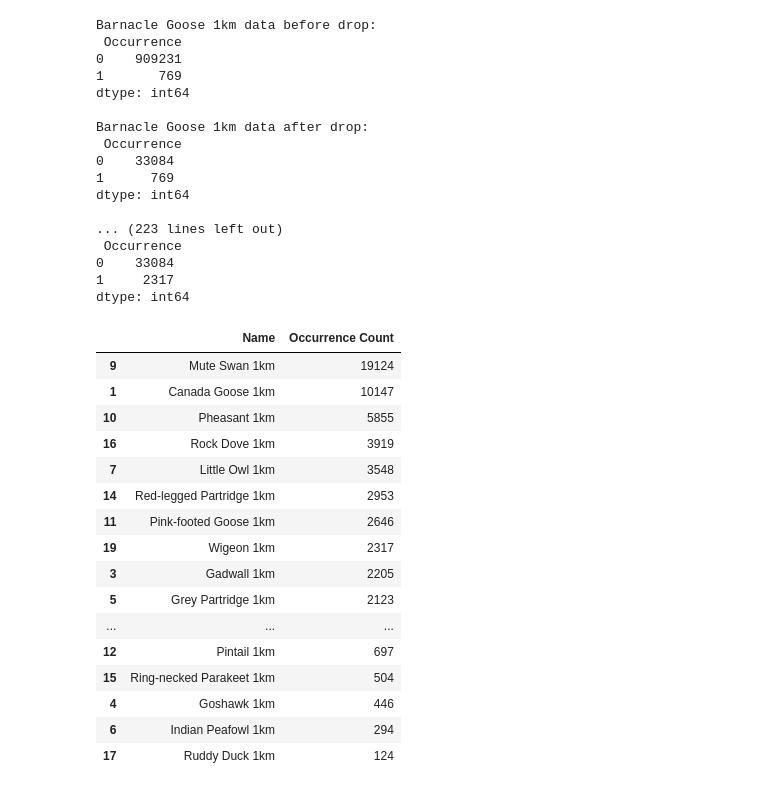
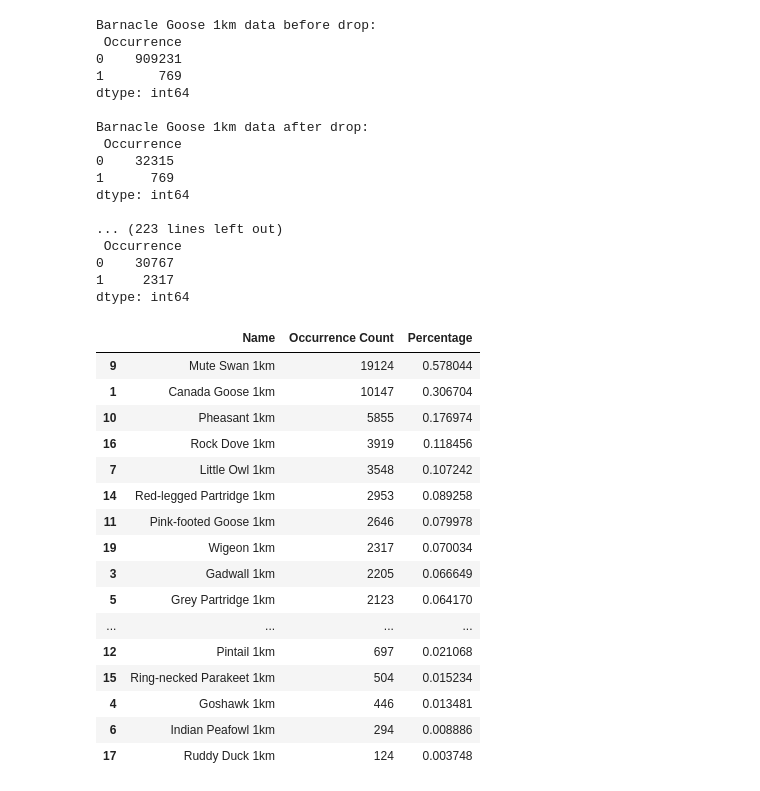
Before and after one commit to TimmoTismo/Invasive-Species-Distribution-Modelling, a Jupyter notebook: 1km_individual_species_model.ipynb, the cells around one changed output. Drawn from its saved outputs; the diff is of its cells as text; code cells hidden in the pictures.

```diff
--- a/1km_individual_species_model.ipynb
+++ b/1km_individual_species_model.ipynb
@@ -104,11 +104,25 @@ for dict in df_dicts:
     print(f'{cur_df_name} data before drop: \n {cur_df.value_counts("Occurrence")} \n')
 
     no_occurences = cur_df[cur_df['Occurrence']==0].index
-    sample_size = sum(cur_df['Occurrence']==0) - total_birds
+    sample_size = sum(cur_df['Occurrence']==0) - total_birds + sum(cur_df['Occurrence']==1)
     random_indices = np.random.choice(no_occurences, sample_size, replace=False)
     dict["dataframe"] =  cur_df.drop(random_indices)
 
     print(f'{cur_df_name} data after drop: \n {dict["dataframe"].value_counts("Occurrence")} \n')
+
+
+# for dict in df_dicts:
+#     cur_df = dict["dataframe"]
+#     cur_df_name = dict["name"]
+
+#     print(f'{cur_df_name} data before drop: \n {cur_df.value_counts("Occurrence")} \n')
+
+#     no_occurences = cur_df[cur_df['Occurrence']==0].index
+#     sample_size = sum(cur_df['Occurrence']==0) - sum(cur_df['Occurrence']==1)
+#     random_indices = np.random.choice(no_occurences, sample_size, replace=False)
+#     dict["dataframe"] =  cur_df.drop(random_indices)
+
+#     print(f'{cur_df_name} data after drop: \n {dict["dataframe"].value_counts("Occurrence")} \n')
 # %% [output]
 Barnacle Goose 1km data before drop:
  Occurrence
@@ -118,13 +132,13 @@ dtype: int64
 
 Barnacle Goose 1km data after drop:
  Occurrence
-0    33084
+0    32315
 1      769
 dtype: int64
 
 ... (223 lines left out)
  Occurrence
-0    33084
+0    30767
 1     2317
 dtype: int64
 # %%
@@ -173,25 +187,27 @@ def feature_select(X, y):
     return kbest_dict
 # %%
 All_bird_occurrences = pd.DataFrame([(dict['name'],sum(dict['dataframe']['Occurrence'] == 1)) for dict in df_dicts], columns=['Name', 'Occurrence Count'])
+All_bird_occurrences['Percentage'] = All_bird_occurrences['Occurrence Count']/total_birds
+
 All_bird_occurrences.sort_values('Occurrence Count', ascending=False)
 # %% [output]
-|  | Name | Occurrence Count |
-| 9 | Mute Swan 1km | 19124 |
-| 1 | Canada Goose 1km | 10147 |
-| 10 | Pheasant 1km | 5855 |
-| 16 | Rock Dove 1km | 3919 |
-| 7 | Little Owl 1km | 3548 |
-| 14 | Red-legged Partridge 1km | 2953 |
-| 11 | Pink-footed Goose 1km | 2646 |
-| 19 | Wigeon 1km | 2317 |
-| 3 | Gadwall 1km | 2205 |
-| 5 | Grey Partridge 1km | 2123 |
-| ... | ... | ... |
-| 12 | Pintail 1km | 697 |
-| 15 | Ring-necked Parakeet 1km | 504 |
-| 4 | Goshawk 1km | 446 |
-| 6 | Indian Peafowl 1km | 294 |
-| 17 | Ruddy Duck 1km | 124 |
+|  | Name | Occurrence Count | Percentage |
+| 9 | Mute Swan 1km | 19124 | 0.578044 |
+| 1 | Canada Goose 1km | 10147 | 0.306704 |
+| 10 | Pheasant 1km | 5855 | 0.176974 |
+| 16 | Rock Dove 1km | 3919 | 0.118456 |
+| 7 | Little Owl 1km | 3548 | 0.107242 |
+| 14 | Red-legged Partridge 1km | 2953 | 0.089258 |
+| 11 | Pink-footed Goose 1km | 2646 | 0.079978 |
+| 19 | Wigeon 1km | 2317 | 0.070034 |
+| 3 | Gadwall 1km | 2205 | 0.066649 |
+| 5 | Grey Partridge 1km | 2123 | 0.064170 |
+| ... | ... | ... | ... |
+| 12 | Pintail 1km | 697 | 0.021068 |
+| 15 | Ring-necked Parakeet 1km | 504 | 0.015234 |
+| 4 | Goshawk 1km | 446 | 0.013481 |
+| 6 | Indian Peafowl 1km | 294 | 0.008886 |
+| 17 | Ruddy Duck 1km | 124 | 0.003748 |
 # %%
 # Add model pipeline
 seed = 42
```
Also changed, not shown: parts of 3 cells of this notebook, 1 other file.
